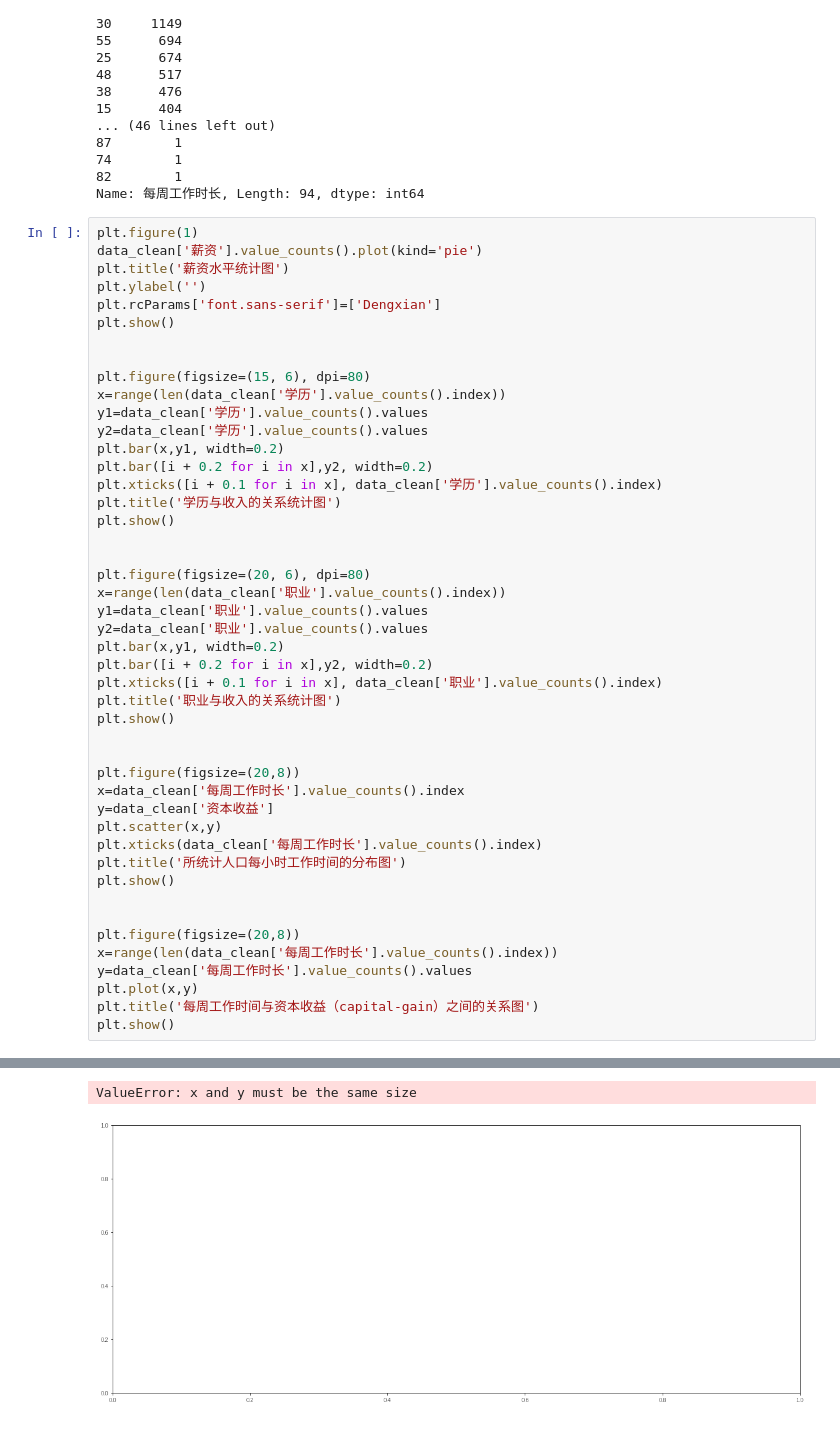
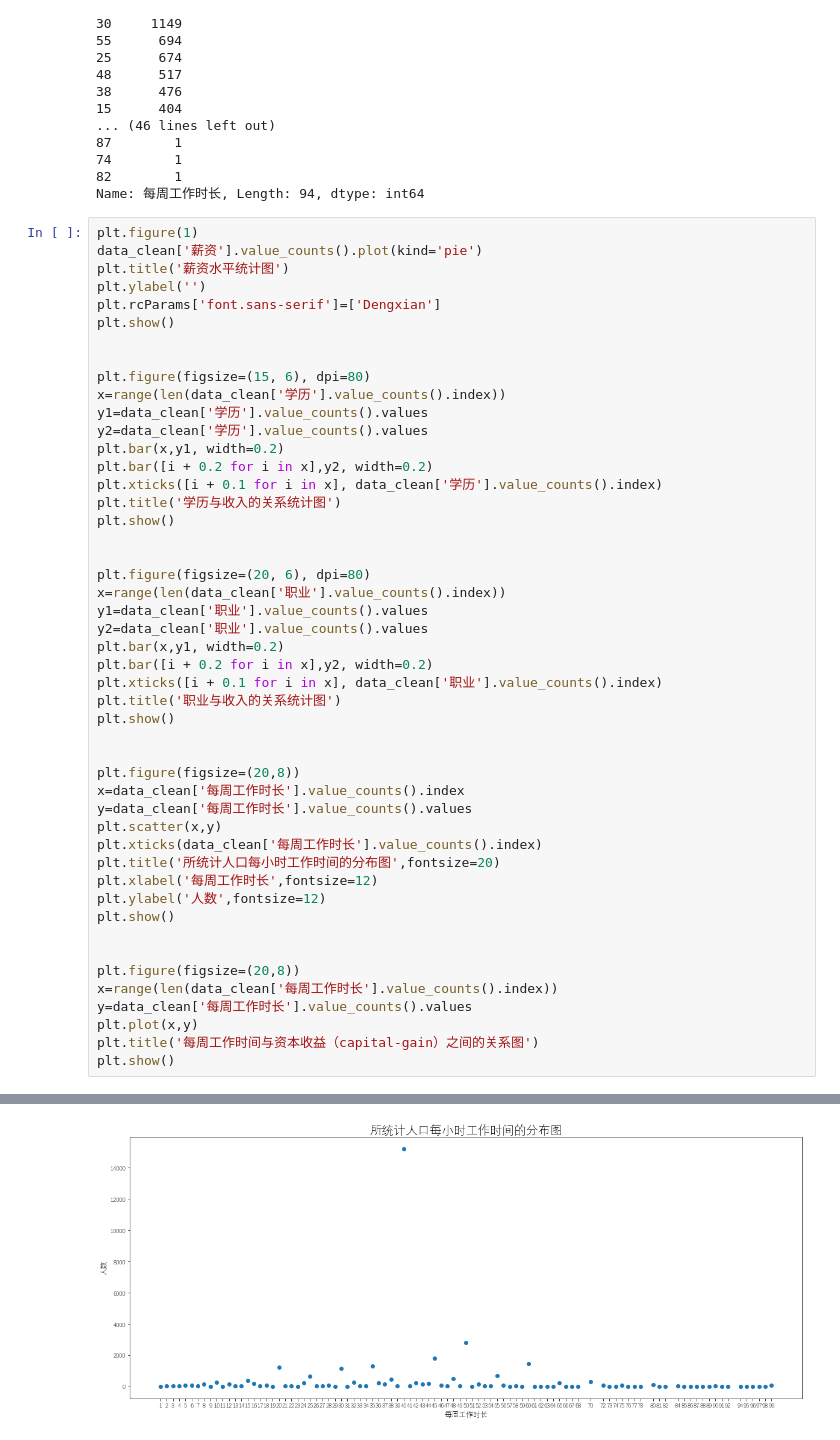
Before and after one commit to EdwardDaChina/Jupter-Learning, a Jupyter notebook: 学习Matplotlib基本绘图方法-checkpoint.ipynb, the cells around one changed output, grey strips where cells are left out. Drawn from its saved outputs; the diff is of its cells as text.

```diff
--- a/学习Matplotlib基本绘图方法-checkpoint.ipynb
+++ b/学习Matplotlib基本绘图方法-checkpoint.ipynb
@@ -223,34 +223,35 @@ plt.show()
 
 
 plt.figure(figsize=(20, 6), dpi=80)
 x=range(len(data_clean['职业'].value_counts().index))
 y1=data_clean['职业'].value_counts().values
 y2=data_clean['职业'].value_counts().values
 plt.bar(x,y1, width=0.2)
 plt.bar([i + 0.2 for i in x],y2, width=0.2)
 plt.xticks([i + 0.1 for i in x], data_clean['职业'].value_counts().index)
 plt.title('职业与收入的关系统计图')
 plt.show()
 
 
 plt.figure(figsize=(20,8))
 x=data_clean['每周工作时长'].value_counts().index
-y=data_clean['资本收益']
+y=data_clean['每周工作时长'].value_counts().values
 plt.scatter(x,y)
 plt.xticks(data_clean['每周工作时长'].value_counts().index)
-plt.title('所统计人口每小时工作时间的分布图')
+plt.title('所统计人口每小时工作时间的分布图',fontsize=20)
+plt.xlabel('每周工作时长',fontsize=12)
+plt.ylabel('人数',fontsize=12)
 plt.show()
 
 
 plt.figure(figsize=(20,8))
 x=range(len(data_clean['每周工作时长'].value_counts().index))
 y=data_clean['每周工作时长'].value_counts().values
 plt.plot(x,y)
 plt.title('每周工作时间与资本收益（capital-gain）之间的关系图')
 plt.show()
 # %% [output]
 [figure]
 [figure]
 [figure]
-ValueError: x and y must be the same size
-[figure, old version]
+[figure, new version]
```
Also changed, not shown: parts of 1 cell of this notebook, 2 other files.
